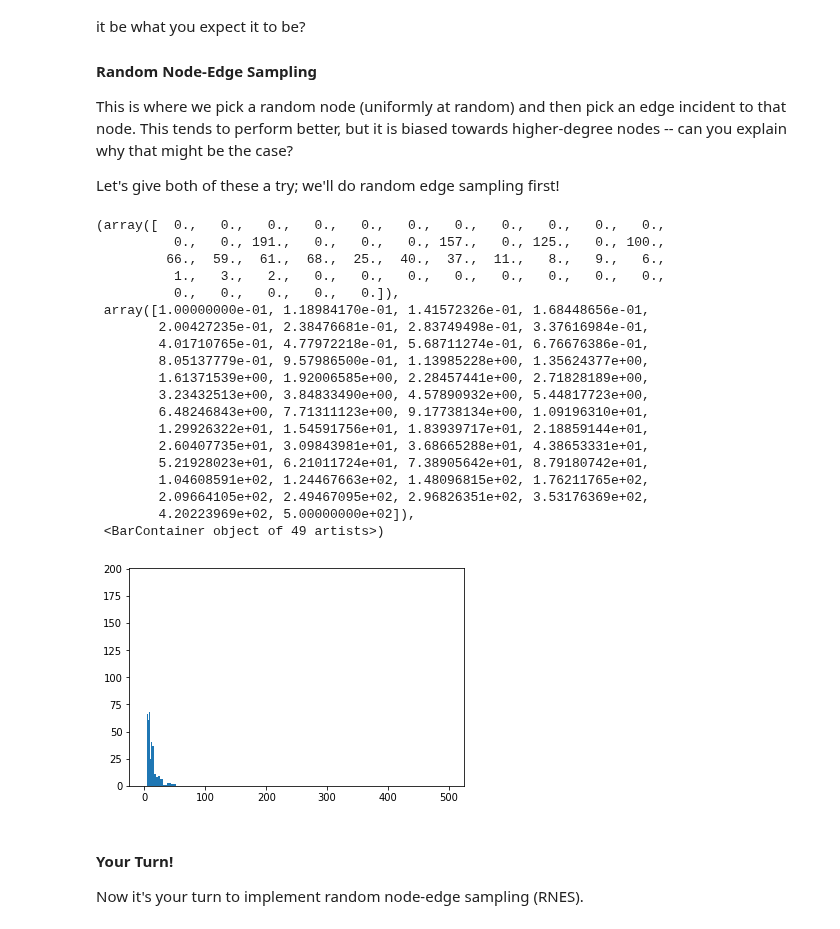
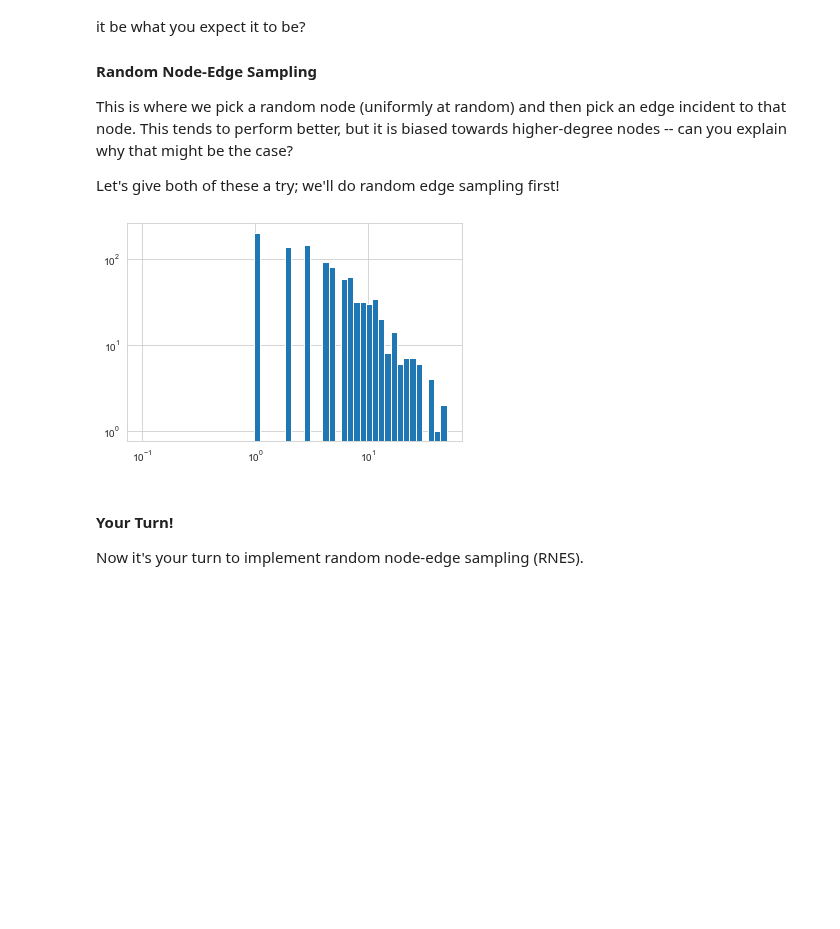
Before and after one commit to asmithh/network-science-data-book, a Jupyter notebook: class_21_sampling.ipynb, the cells around one changed output. Saved outputs shown, nothing was run; the diff lists cells and outputs as text; code cells hidden in the pictures; blank space fills up the shorter version.

```diff
--- a/class_21_sampling.ipynb
+++ b/class_21_sampling.ipynb
@@ -162,30 +148,11 @@ G_cite_res = nx.subgraph_view(G_cites, lambda b: True if b in set_of_nodes_to_ke
 # %%
 %matplotlib inline
 import matplotlib.pyplot as plt
-plt.hist([d for n, d in G_cite_res.degree()], bins=np.logspace(np.log10(0.1),np.log10(500), 50))
+plt.hist([d for n, d in G_cite_res.degree()], bins=np.logspace(np.log10(0.1),np.log10(50), 50))
 plt.xscale('log')
 plt.yscale('log')
 # %% [output]
-(array([  0.,   0.,   0.,   0.,   0.,   0.,   0.,   0.,   0.,   0.,   0.,
-          0.,   0., 191.,   0.,   0.,   0., 157.,   0., 125.,   0., 100.,
-         66.,  59.,  61.,  68.,  25.,  40.,  37.,  11.,   8.,   9.,   6.,
-          1.,   3.,   2.,   0.,   0.,   0.,   0.,   0.,   0.,   0.,   0.,
-          0.,   0.,   0.,   0.,   0.]),
- array([1.00000000e-01, 1.18984170e-01, 1.41572326e-01, 1.68448656e-01,
-        2.00427235e-01, 2.38476681e-01, 2.83749498e-01, 3.37616984e-01,
-        4.01710765e-01, 4.77972218e-01, 5.68711274e-01, 6.76676386e-01,
-        8.05137779e-01, 9.57986500e-01, 1.13985228e+00, 1.35624377e+00,
-        1.61371539e+00, 1.92006585e+00, 2.28457441e+00, 2.71828189e+00,
-        3.23432513e+00, 3.84833490e+00, 4.57890932e+00, 5.44817723e+00,
-        6.48246843e+00, 7.71311123e+00, 9.17738134e+00, 1.09196310e+01,
-        1.29926322e+01, 1.54591756e+01, 1.83939717e+01, 2.18859144e+01,
-        2.60407735e+01, 3.09843981e+01, 3.68665288e+01, 4.38653331e+01,
-        5.21928023e+01, 6.21011724e+01, 7.38905642e+01, 8.79180742e+01,
-        1.04608591e+02, 1.24467663e+02, 1.48096815e+02, 1.76211765e+02,
-        2.09664105e+02, 2.49467095e+02, 2.96826351e+02, 3.53176369e+02,
-        4.20223969e+02, 5.00000000e+02]),
- <BarContainer object of 49 artists>)
-[figure, old version]
+[figure, new version]
 # %% [markdown]
 #### Your Turn!
 Now it's your turn to implement random node-edge sampling (RNES).
```
Also changed, not shown: parts of 5 cells of this notebook, 1 other file.
